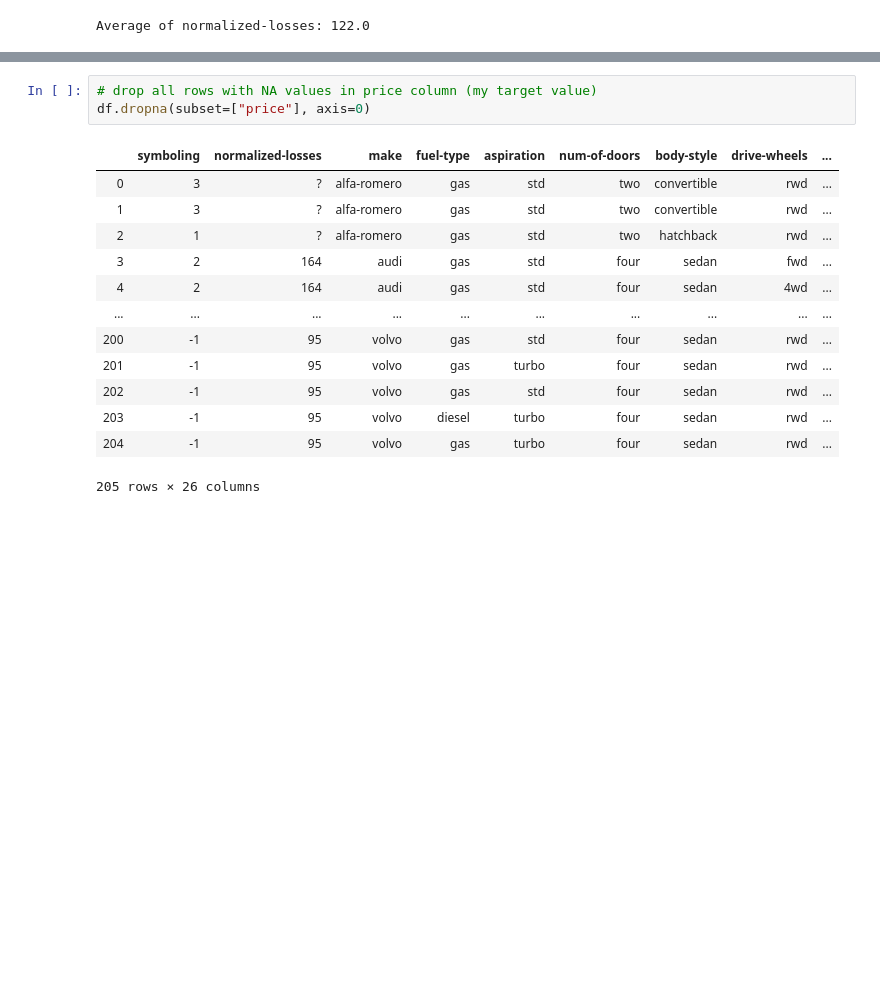
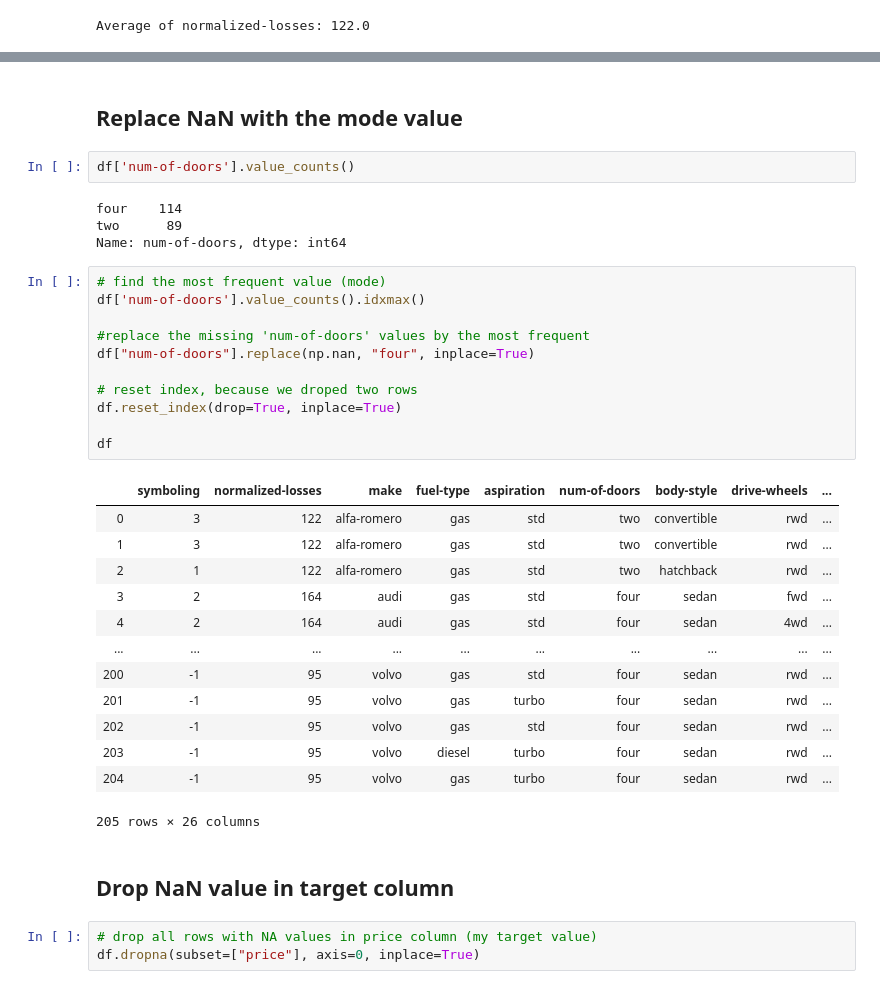
Before and after one commit to sdman135/Cars-project, a Jupyter notebook: Cars - Project.ipynb, the cells around one changed output, grey strips where cells are left out. Cells and saved outputs as stored; diff of their text form; blank space fills up the shorter version.

```diff
--- a/Cars - Project.ipynb
+++ b/Cars - Project.ipynb
@@ -214,17 +217,38 @@ Replaced all Nan values, in column peak-rpm, with the average value of: 5125.369
+# %% [markdown]
+## Replace NaN with the mode value
+# %%
+df['num-of-doors'].value_counts()
+# %% [output]
+four    114
+two      89
+Name: num-of-doors, dtype: int64
+# %%
+# find the most frequent value (mode)
+df['num-of-doors'].value_counts().idxmax()
+
+#replace the missing 'num-of-doors' values by the most frequent
+df["num-of-doors"].replace(np.nan, "four", inplace=True)
+
+# reset index, because we droped two rows
+df.reset_index(drop=True, inplace=True)
+
+df
+# %% [output]
+|  | symboling | normalized-losses | make | fuel-type | aspiration | num-of-doors | body-style | drive-wheels | ... |
+| 0 | 3 | 122 | alfa-romero | gas | std | two | convertible | rwd | ... |
+| 1 | 3 | 122 | alfa-romero | gas | std | two | convertible | rwd | ... |
+| 2 | 1 | 122 | alfa-romero | gas | std | two | hatchback | rwd | ... |
+| 3 | 2 | 164 | audi | gas | std | four | sedan | fwd | ... |
+| 4 | 2 | 164 | audi | gas | std | four | sedan | 4wd | ... |
+| ... | ... | ... | ... | ... | ... | ... | ... | ... | ... |
+| 200 | -1 | 95 | volvo | gas | std | four | sedan | rwd | ... |
+| 201 | -1 | 95 | volvo | gas | turbo | four | sedan | rwd | ... |
+| 202 | -1 | 95 | volvo | gas | std | four | sedan | rwd | ... |
+| 203 | -1 | 95 | volvo | diesel | turbo | four | sedan | rwd | ... |
+| 204 | -1 | 95 | volvo | gas | turbo | four | sedan | rwd | ... |
+205 rows × 26 columns
+# %% [markdown]
+## Drop NaN value in target column
 # %%
 # drop all rows with NA values in price column (my target value)
-df.dropna(subset=["price"], axis=0)
+df.dropna(subset=["price"], axis=0, inplace=True)
-# %% [output]
-|  | symboling | normalized-losses | make | fuel-type | aspiration | num-of-doors | body-style | drive-wheels | ... |
-| 0 | 3 | ? | alfa-romero | gas | std | two | convertible | rwd | ... |
-| 1 | 3 | ? | alfa-romero | gas | std | two | convertible | rwd | ... |
-| 2 | 1 | ? | alfa-romero | gas | std | two | hatchback | rwd | ... |
-| 3 | 2 | 164 | audi | gas | std | four | sedan | fwd | ... |
-| 4 | 2 | 164 | audi | gas | std | four | sedan | 4wd | ... |
-| ... | ... | ... | ... | ... | ... | ... | ... | ... | ... |
-| 200 | -1 | 95 | volvo | gas | std | four | sedan | rwd | ... |
-| 201 | -1 | 95 | volvo | gas | turbo | four | sedan | rwd | ... |
-| 202 | -1 | 95 | volvo | gas | std | four | sedan | rwd | ... |
-| 203 | -1 | 95 | volvo | diesel | turbo | four | sedan | rwd | ... |
-| 204 | -1 | 95 | volvo | gas | turbo | four | sedan | rwd | ... |
-205 rows × 26 columns
```
Also changed, not shown: parts of 7 cells of this notebook.
